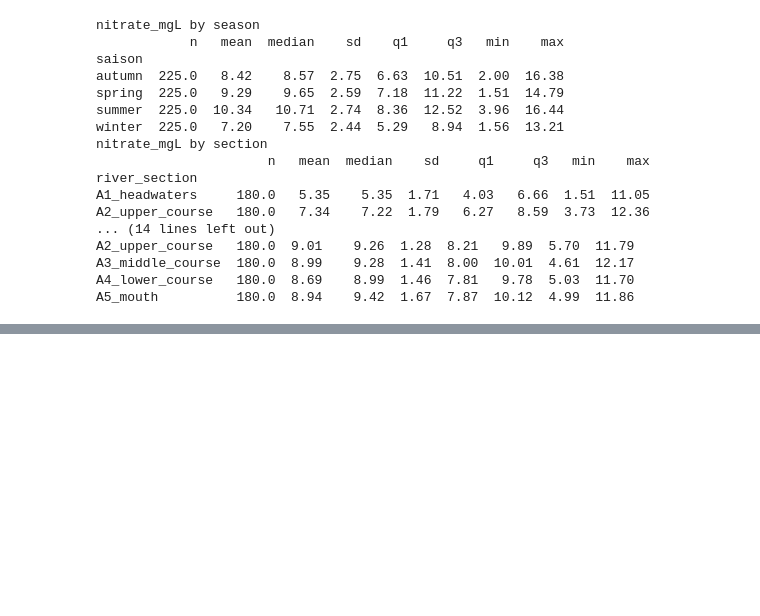
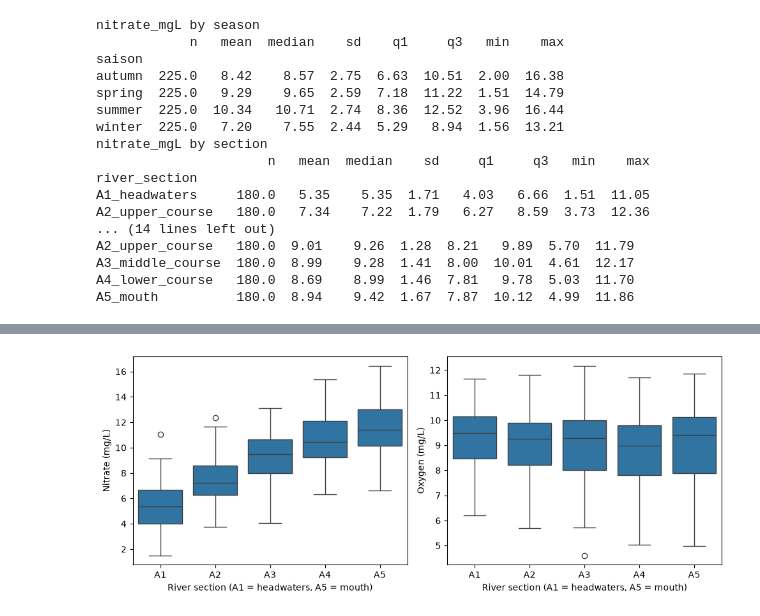
Before and after one commit to Ayushmi-Adh/Water_Quality_Analysis, a Jupyter notebook: load_and_inspect.ipynb, the cells around one changed output, grey strips where cells are left out. Cells and saved outputs as stored; diff of their text form; code cells hidden in the pictures; blank space fills up the shorter version.

```diff
--- a/load_and_inspect.ipynb
+++ b/load_and_inspect.ipynb
@@ -97,0 +112,13 @@ A5_mouth          180.0  8.94    9.42  1.67  7.87  10.12  4.99  11.86
+# %%
+fig, ax = plt.subplots(1, 2, figsize=(10, 4))
+sns.boxplot(data=d, x="river_section", y="nitrate_mgL", order=order_sec, ax=ax[0])
+sns.boxplot(data=d, x="river_section", y="oxygen_mgL", order=order_sec, ax=ax[1])
+for a, name in zip(ax, ["Nitrate (mg/L)", "Oxygen (mg/L)"]):
+    a.set_xticks(range(5)); a.set_xticklabels(["A1","A2","A3","A4","A5"])
+    a.set_xlabel("River section (A1 = headwaters, A5 = mouth)")
+    a.set_ylabel(name)
+plt.tight_layout()
+plt.savefig("fig_section.pdf")
+plt.show()
+# %% [output]
+[figure, added]
```
Also changed, not shown: parts of 2 cells of this notebook, 2 other files.
